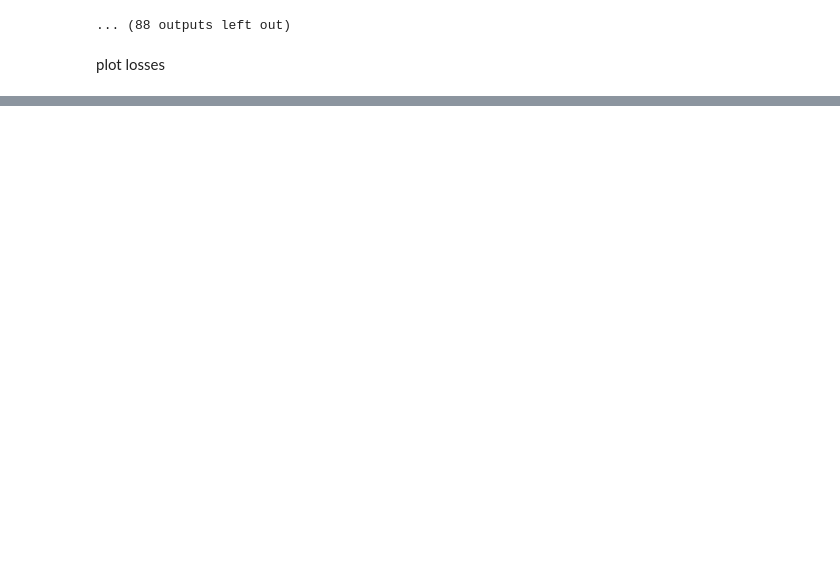
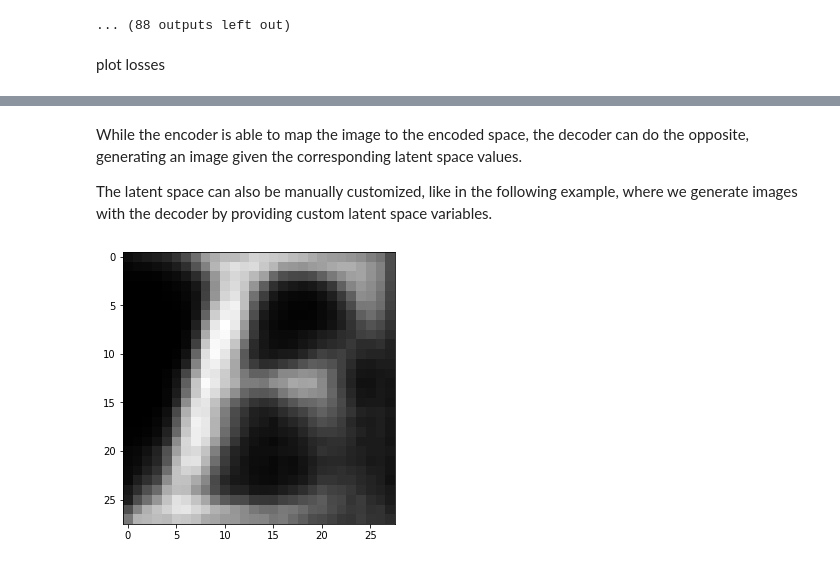
Before and after one commit to DanieleFoscarin/NNDL_hw2, a Jupyter notebook: nndl_2020__homework_2.ipynb, the cells around one changed output, grey strips where cells are left out. Saved outputs shown, nothing was run; the diff lists cells and outputs as text; code cells hidden in the pictures; blank space fills up the shorter version.

```diff
--- a/nndl_2020__homework_2.ipynb
+++ b/nndl_2020__homework_2.ipynb
@@ -603,0 +648,20 @@ ax.grid(color="lightgray", linestyle=":")
+# %% [markdown]
+While the encoder is able to map the image to the encoded space, the decoder can do the opposite, generating an image given the corresponding latent space values.
+
+The latent space can also be manually customized, like in the following example, where we generate images with the decoder by providing custom latent space variables.
+# %%
+if encoded_space_dim == 2:
+    # Generate a custom sample
+    custom_encoded_sample = [-5, -10.0]
+    encoded_value = torch.tensor(custom_encoded_sample).float().unsqueeze(0).to(device)
+
+    # Decode sample
+    decoder.eval()
+    with torch.no_grad():
+        generated_img  = decoder(encoded_value)
+
+    plt.figure(figsize=(6,5))
+    plt.imshow(generated_img.squeeze().cpu().numpy(), cmap='gray_r')
+    plt.show()
+# %% [output]
+[figure, added]
```
Also changed, not shown: parts of 19 cells of this notebook.
